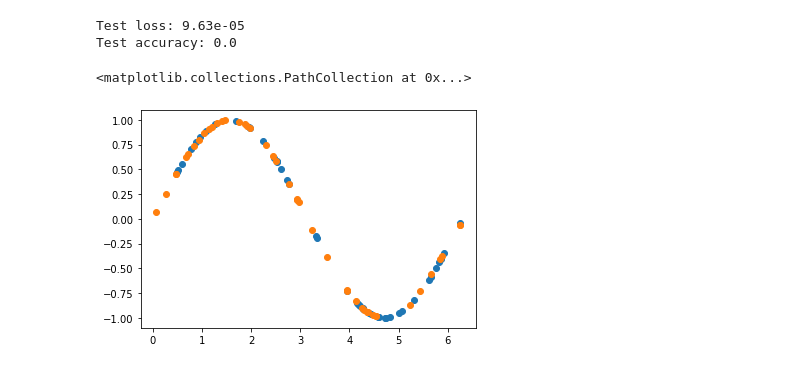
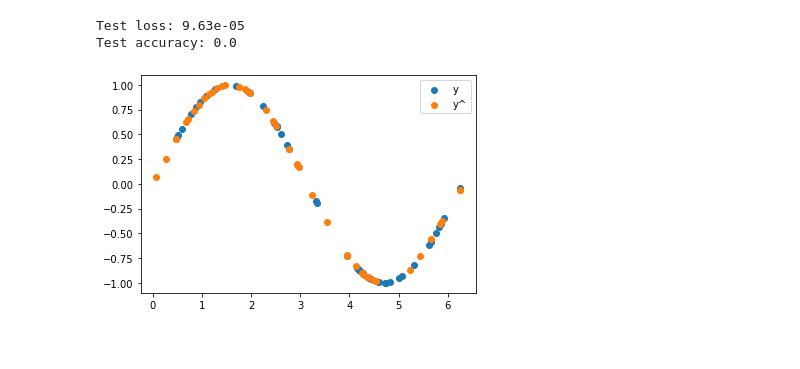
Before and after one commit to atobe/intro_to_dl_shared, a Jupyter notebook: 00 simpler sine following.ipynb, the cells around one changed output. Drawn from its saved outputs; the diff is of its cells as text; code cells hidden in the pictures.

```diff
--- a/00 simpler sine following.ipynb
+++ b/00 simpler sine following.ipynb
@@ -122,9 +122,9 @@ Test accuracy: 0.0
 # %%
 # check again
 o, k = 1, 75
 yhat = model.predict(x_test).reshape(-1, )
 plt.scatter(x_test[::k], y_test[::k], label='y')
 plt.scatter(x_test[o::k], yhat[o::k], label='y^')
+_ = plt.legend()
 # %% [output]
-<matplotlib.collections.PathCollection at 0x...>
-[figure, old version]
+[figure, new version]
```
Also changed, not shown: parts of 1 cell of this notebook, 3 other files.
